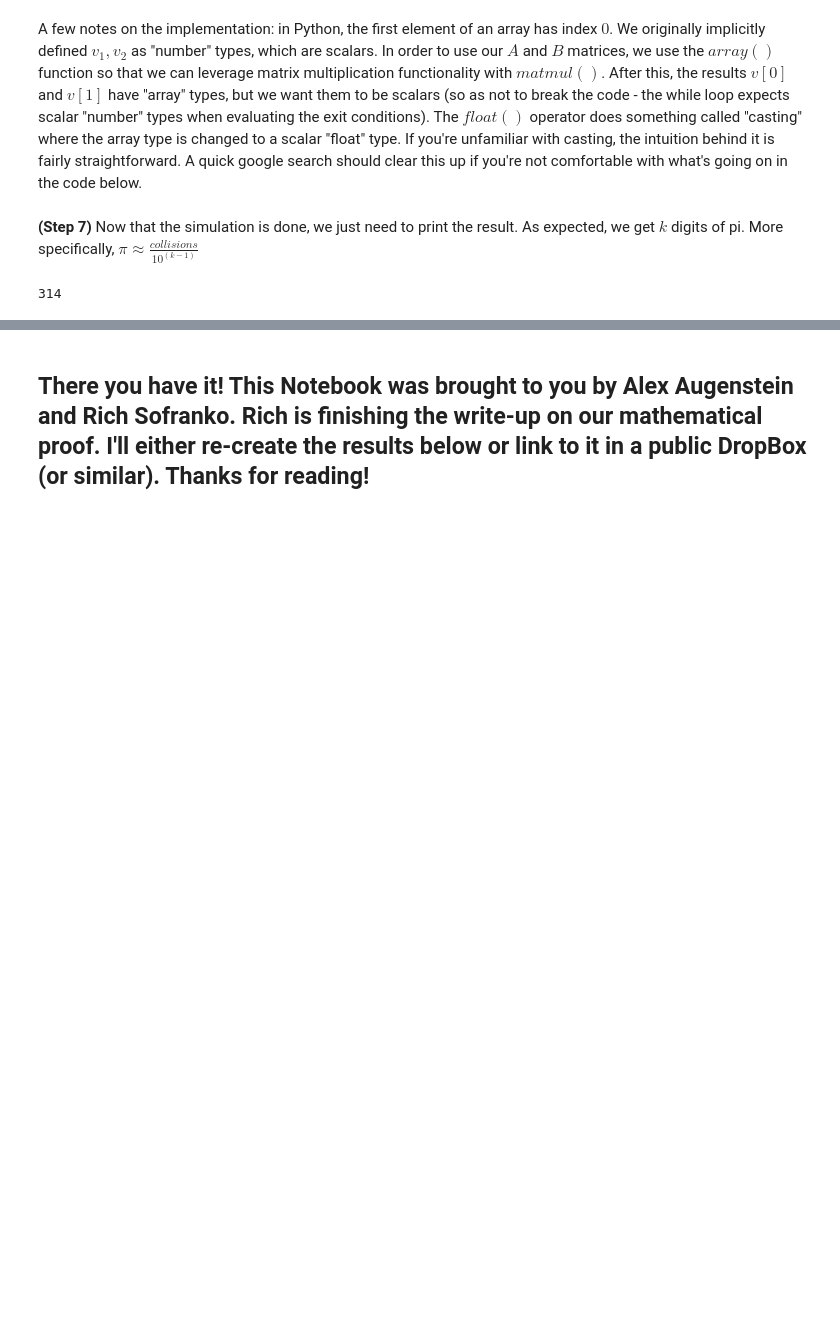
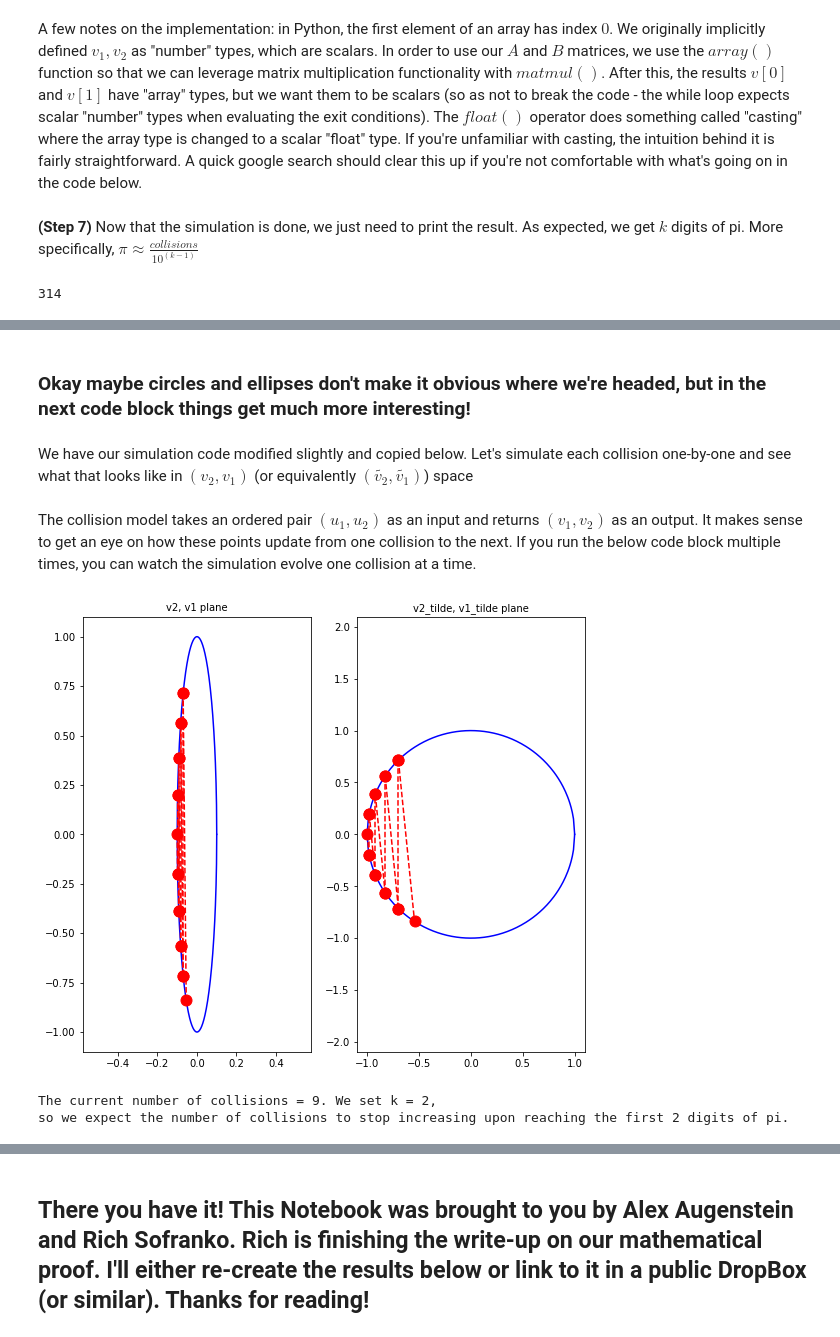
Before and after one commit to asa55/PiBlocks, a Jupyter notebook: index.ipynb, the cells around one changed output, grey strips where cells are left out. Saved outputs shown, nothing was run; the diff lists cells and outputs as text; code cells hidden in the pictures; blank space fills up the shorter version.

```diff
--- a/index.ipynb
+++ b/index.ipynb
@@ -62,0 +139,30 @@ print(collisions)
+# %% [markdown]
+### Okay maybe circles and ellipses don't make it obvious where we're headed, but in the next code block things get much more interesting!
+# %% [markdown]
+We have our simulation code modified slightly and copied below. Let's simulate each collision one-by-one and see what that looks like in $(v_2, v_1)$ (or equivalently $(\tilde{v_2}, \tilde{v_1})$) space
+# %% [markdown]
+The collision model takes an ordered pair $(u_1, u_2)$ as an input and returns $(v_1, v_2)$ as an output. It makes sense to get an eye on how these points update from one collision to the next. If you run the below code block multiple times, you can watch the simulation evolve one collision at a time.
+# %%
+"""
+Run this block multiple times to see it in action.
+"""
+
+if not((v1>=0)&(v2>=0)&(v2>=v1)):
+    v = array([[v1],[v2]])
+    if (collisions%2)<1:
+        v = matmul(A,v)
+    else:
+        v = matmul(B,v)
+    axs[0].plot(array([v2, float(v[1])])*sqrt(m1/m2)/(2*C),array([v1, float(v[0])])*sqrt(m1/m2)/(2*C), 'ro--', markersize='11')
+    axs[1].plot(array([v2, float(v[1])]),array([v1, float(v[0])])*sqrt(m1/m2), 'ro--', markersize='11')
+    v1, v2 = float(v[0]), float(v[1])
+    collisions += 1
+fig
+# %% [output]
+[figure, added]
+# %%
+print("The current number of collisions = " + str(collisions) + ". We set k = " + str(k) + \
+      ", \nso we expect the number of collisions to stop increasing upon reaching the first " + str(k) + " digits of pi.")
+# %% [output]
+The current number of collisions = 9. We set k = 2,
+so we expect the number of collisions to stop increasing upon reaching the first 2 digits of pi.
```
Also changed, not shown: parts of 8 cells of this notebook.
